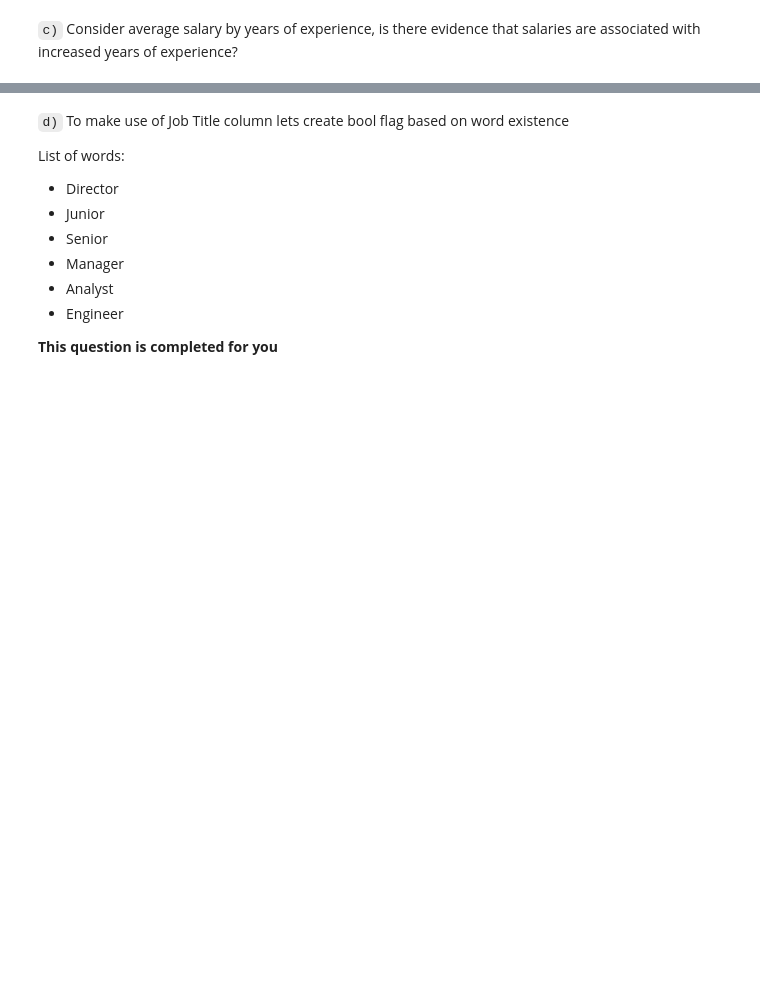
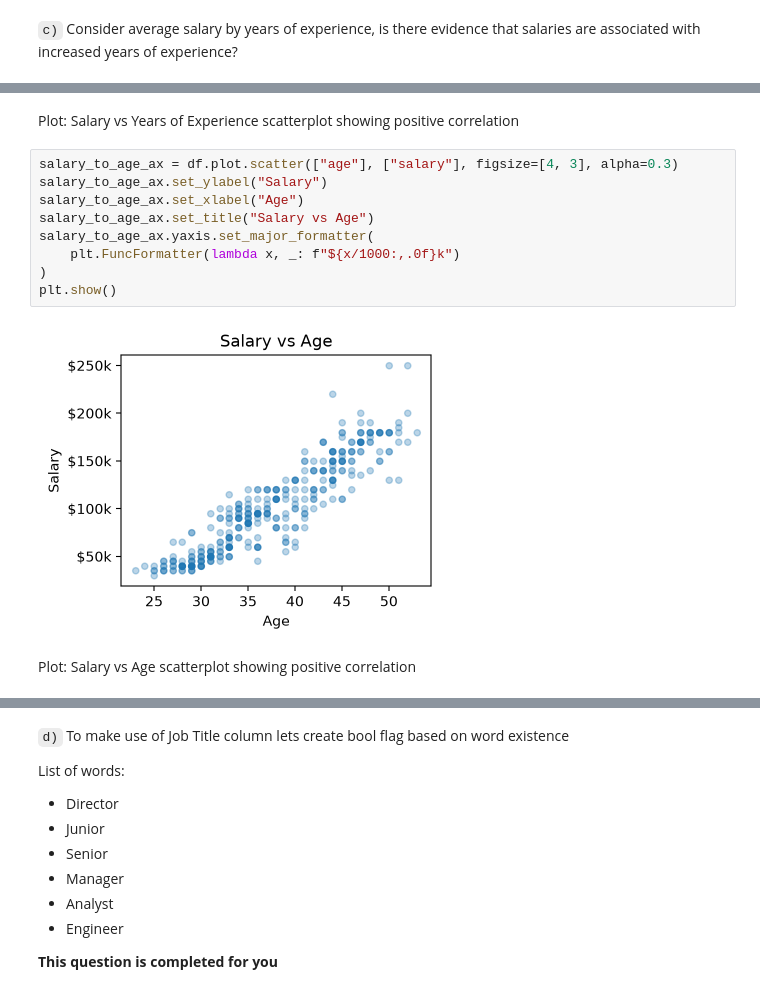
Before and after one commit to mhaddock/udacity_coursework, a Jupyter notebook: statistics_for_data_analysis/projects/model_salary_data_with_linear_regression/salary_prediction_project.ipynb, the cells around one changed output, grey strips where cells are left out. Cells and saved outputs as stored; diff of their text form; blank space fills up the shorter version.

```diff
--- a/statistics_for_data_analysis/projects/model_salary_data_with_linear_regression/salary_prediction_project.ipynb
+++ b/statistics_for_data_analysis/projects/model_salary_data_with_linear_regression/salary_prediction_project.ipynb
@@ -388,3 +392,18 @@ plt.show()
+# %% [markdown]
+Plot: Salary vs Years of Experience scatterplot showing positive correlation
+# %%
+salary_to_age_ax = df.plot.scatter(["age"], ["salary"], figsize=[4, 3], alpha=0.3)
+salary_to_age_ax.set_ylabel("Salary")
+salary_to_age_ax.set_xlabel("Age")
+salary_to_age_ax.set_title("Salary vs Age")
+salary_to_age_ax.yaxis.set_major_formatter(
+    plt.FuncFormatter(lambda x, _: f"${x/1000:,.0f}k")
+)
+plt.show()
+# %% [output]
+[figure, added]
+# %% [markdown]
+Plot: Salary vs Age scatterplot showing positive correlation
 # %%
 df["intercept"] = 1
 salary_to_exp_model = sm.OLS(df["salary"], df[["intercept", "years_experience"]])
```
Also changed, not shown: parts of 18 cells of this notebook, 2 other files.
